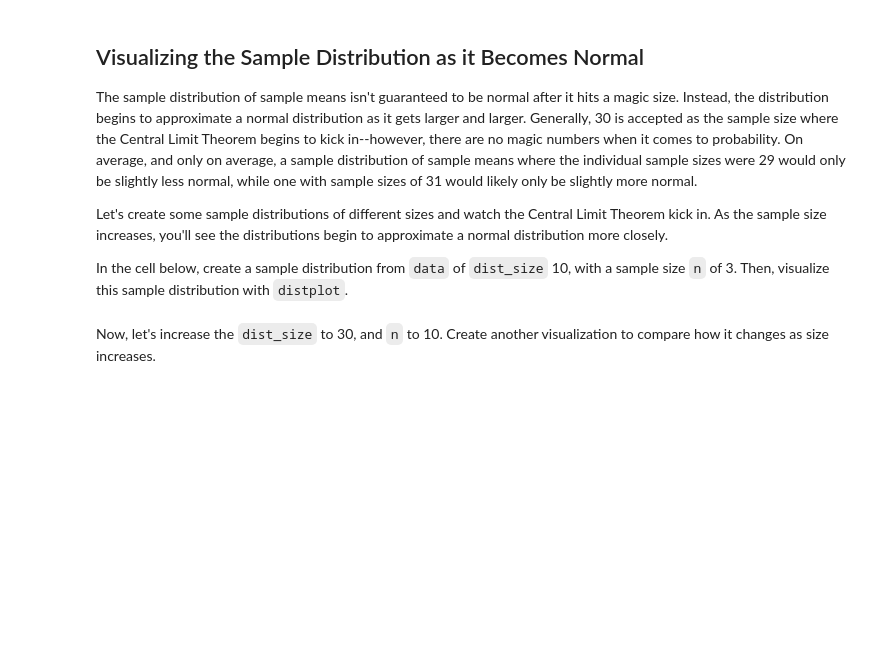
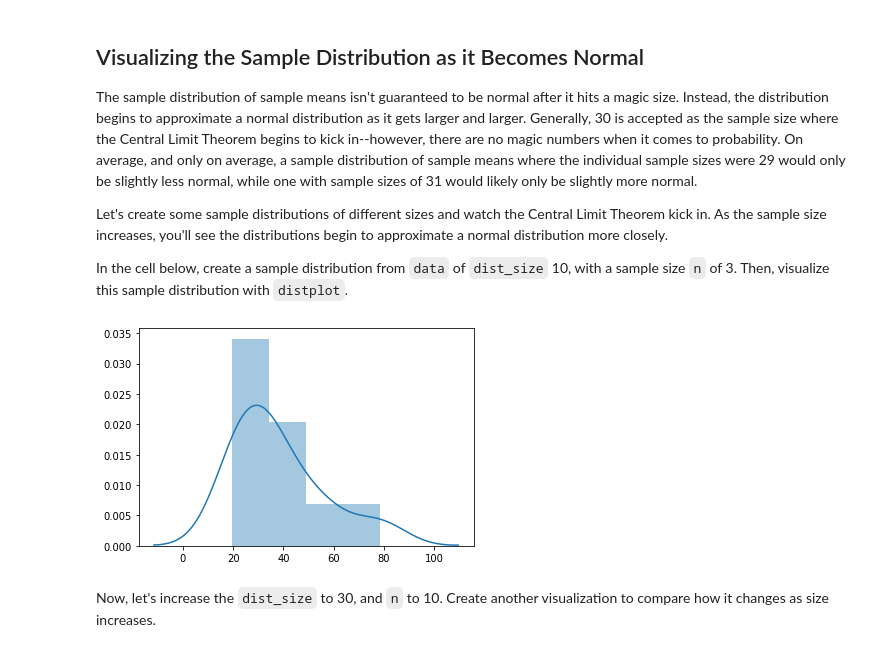
Before and after one commit to adcm2292/dsc-central-limit-theorem-lab, a Jupyter notebook: index.ipynb, the cells around one changed output. Cells and saved outputs as stored; diff of their text form; code cells hidden in the pictures; blank space fills up the shorter version.

```diff
--- a/index.ipynb
+++ b/index.ipynb
@@ -123,2 +121,7 @@ In the cell below, create a sample distribution from `data` of `dist_size` 10, w
+# %%
+samp_dist = create_sample_distribution(data, dist_size=10, n=3)
+sns.distplot(samp_dist);
+# %% [output]
+[figure, added]
 # %% [markdown]
 Now, let's increase the `dist_size` to 30, and `n` to 10.  Create another visualization to compare how it changes as size increases.
```
Also changed, not shown: parts of 6 cells of this notebook.
